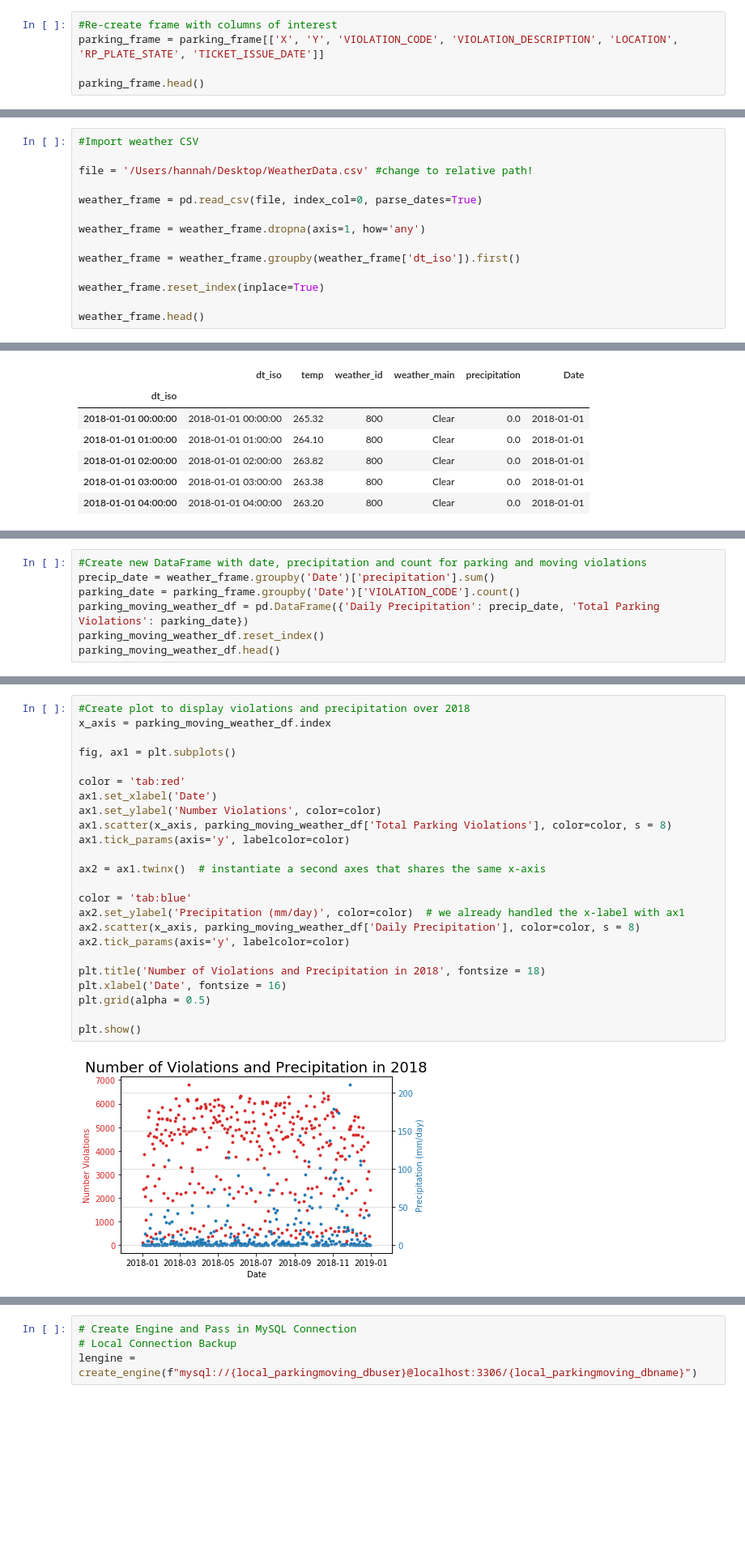
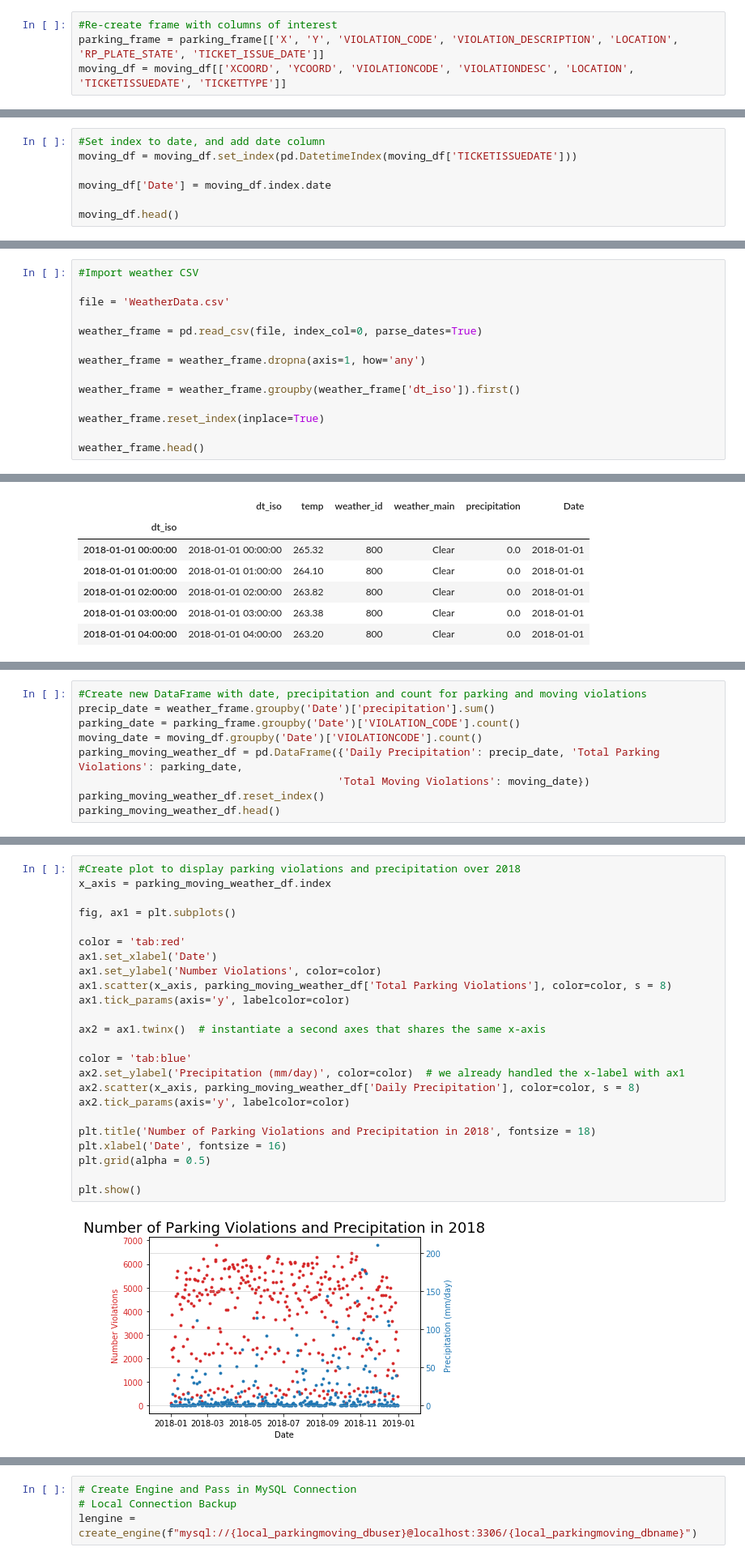
Before and after one commit to TPD119/GW_Project2_ETL, a Jupyter notebook: parking_moving_violations_dc.ipynb, the cells around one changed output, grey strips where cells are left out. Shown at 81% size. Cells and saved outputs as stored; diff of their text form; blank space fills up the shorter version.

```diff
--- a/parking_moving_violations_dc.ipynb
+++ b/parking_moving_violations_dc.ipynb
@@ -38,5 +53,4 @@ Index(['X', 'Y', 'OBJECTID', 'ROWID_', 'DAY_OF_WEEK', 'HOLIDAY',
 # %%
 #Re-create frame with columns of interest
 parking_frame = parking_frame[['X', 'Y', 'VIOLATION_CODE', 'VIOLATION_DESCRIPTION', 'LOCATION', 'RP_PLATE_STATE', 'TICKET_ISSUE_DATE']]
-
-parking_frame.head()
+moving_df = moving_df[['XCOORD', 'YCOORD', 'VIOLATIONCODE', 'VIOLATIONDESC', 'LOCATION', 'TICKETISSUEDATE', 'TICKETTYPE']]
@@ -72,3 +69,10 @@ parking_frame.head()
 | 2018-11-30 23:35:00 | -77.027043 | 38.918658 | P007 | PARK IN A BUS ZONE | 2200 BLOCK 11TH ST NW WEST SIDE | MD | ... |
 | 2018-11-30 23:36:00 | -77.027043 | 38.918658 | P170 | FAILURE TO DISPLAY CURRENT TAGS | 2200 BLOCK 11TH ST NW WEST SIDE | MD | ... |
 | 2018-11-21 15:43:00 | -77.038498 | 38.906106 | P025 | PARK LESS THAN 40 FEET FROM AN IN... | 1200 BLOCK 17TH ST NW WEST SIDE | MO | ... |
+# %%
+#Set index to date, and add date column
+moving_df = moving_df.set_index(pd.DatetimeIndex(moving_df['TICKETISSUEDATE']))
+
+moving_df['Date'] = moving_df.index.date
+
+moving_df.head()
@@ -75,7 +87,7 @@ parking_frame.head()
 # %%
 #Import weather CSV
 
-file = '/Users/hannah/Desktop/WeatherData.csv' #change to relative path!
+file = 'WeatherData.csv'
 
 weather_frame = pd.read_csv(file, index_col=0, parse_dates=True)
 
@@ -170,7 +190,9 @@ print(len(parking_weather_df))
 #Create new DataFrame with date, precipitation and count for parking and moving violations
 precip_date = weather_frame.groupby('Date')['precipitation'].sum()
 parking_date = parking_frame.groupby('Date')['VIOLATION_CODE'].count()
-parking_moving_weather_df = pd.DataFrame({'Daily Precipitation': precip_date, 'Total Parking Violations': parking_date})
+moving_date = moving_df.groupby('Date')['VIOLATIONCODE'].count()
+parking_moving_weather_df = pd.DataFrame({'Daily Precipitation': precip_date, 'Total Parking Violations': parking_date,
+                                         'Total Moving Violations': moving_date})
 parking_moving_weather_df.reset_index()
 parking_moving_weather_df.head()
 # %% [output]
@@ -196,26 +219,26 @@ plt.legend(loc = 'best', prop={'size': 10})
 # %%
-#Create plot to display violations and precipitation over 2018
+#Create plot to display parking violations and precipitation over 2018
 x_axis = parking_moving_weather_df.index
 
 fig, ax1 = plt.subplots()
 
 color = 'tab:red'
 ax1.set_xlabel('Date')
 ax1.set_ylabel('Number Violations', color=color)
 ax1.scatter(x_axis, parking_moving_weather_df['Total Parking Violations'], color=color, s = 8)
 ax1.tick_params(axis='y', labelcolor=color)
 
 ax2 = ax1.twinx()  # instantiate a second axes that shares the same x-axis
 
 color = 'tab:blue'
 ax2.set_ylabel('Precipitation (mm/day)', color=color)  # we already handled the x-label with ax1
 ax2.scatter(x_axis, parking_moving_weather_df['Daily Precipitation'], color=color, s = 8)
 ax2.tick_params(axis='y', labelcolor=color)
 
-plt.title('Number of Violations and Precipitation in 2018', fontsize = 18)
+plt.title('Number of Parking Violations and Precipitation in 2018', fontsize = 18)
 plt.xlabel('Date', fontsize = 16)
 plt.grid(alpha = 0.5)
 
 plt.show()
 # %% [output]
-[figure, old version]
+[figure, new version]
```
Also changed, not shown: parts of 15 cells of this notebook.
